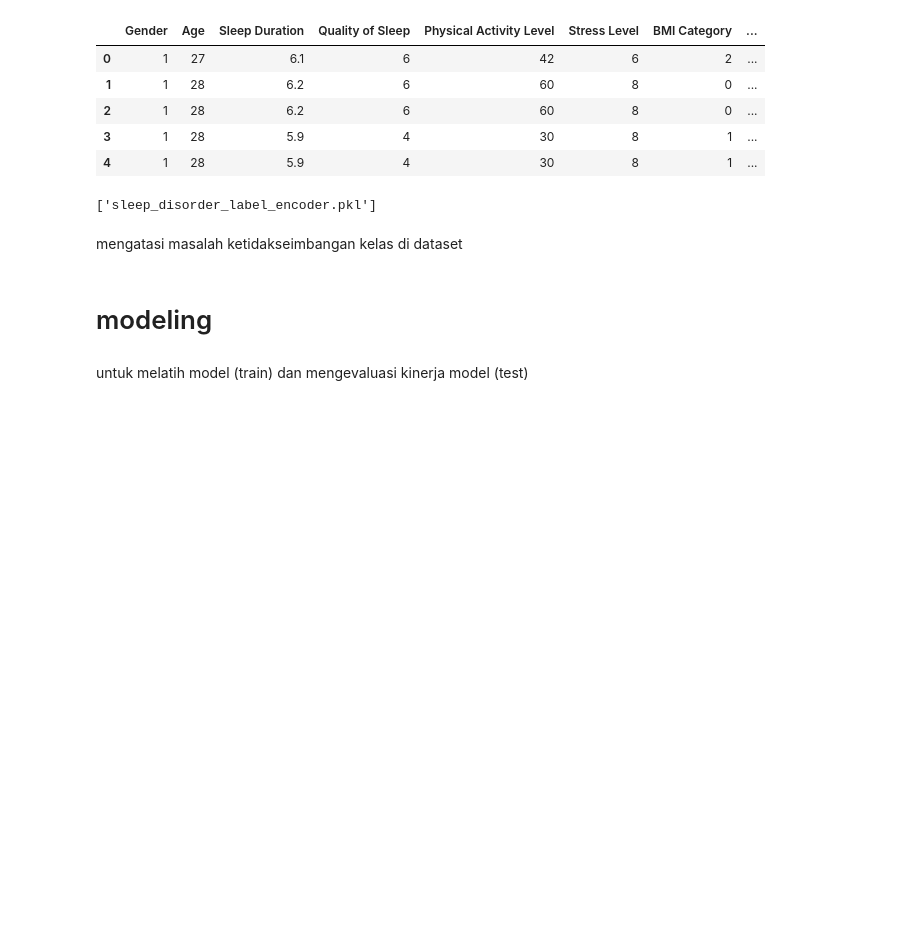
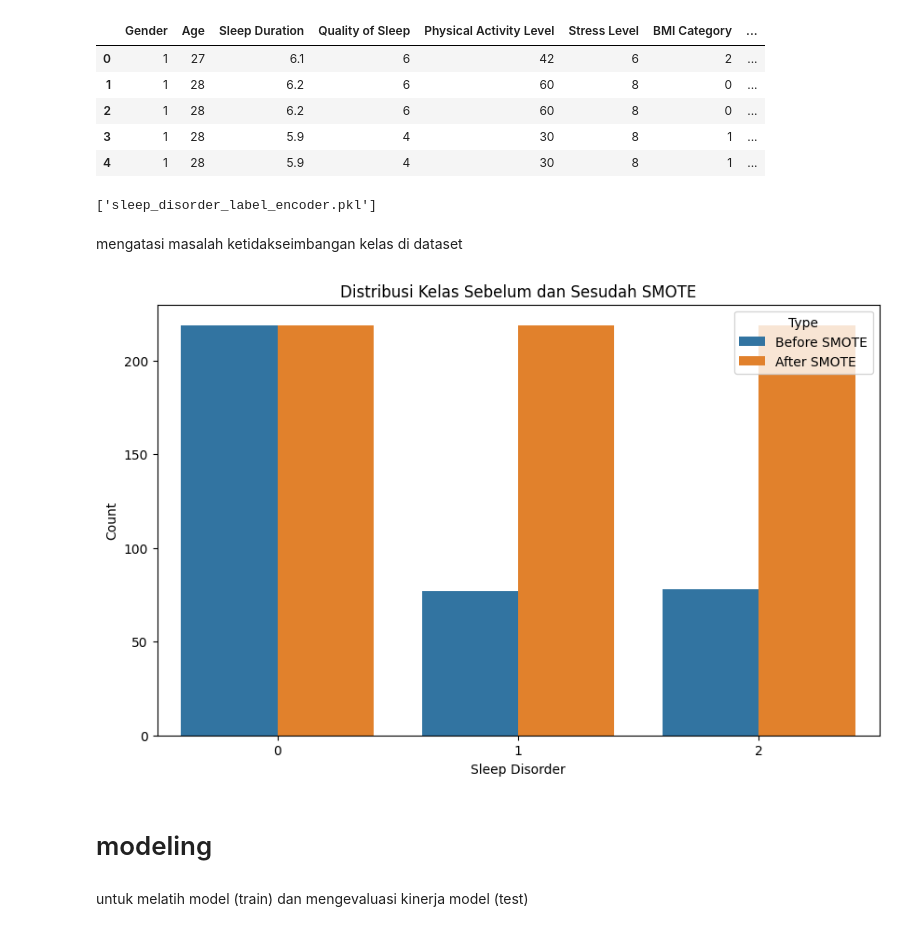
Before and after one commit to tobiokagae/GROUP-4-PROJECT-DMML24, a Jupyter notebook: BackEnd/models/Data_Processing.ipynb, the cells around one changed output. Drawn from its saved outputs; the diff is of its cells as text; code cells hidden in the pictures; blank space fills up the shorter version.

Commit message:
added barchar a SMOTE

```diff
--- a/BackEnd/models/Data_Processing.ipynb
+++ b/BackEnd/models/Data_Processing.ipynb
@@ -99,6 +100,28 @@ mengatasi masalah ketidakseimbangan kelas di dataset
 # Terapkan SMOTE untuk menangani ketidakseimbangan kelas
 smote = SMOTE(random_state=1)
 X_resampled, y_resampled = smote.fit_resample(X, y)
+# %%
+counter_before = Counter(y)
+counter_after = Counter(y_resampled)
+
+before_smote = pd.DataFrame.from_dict(counter_before, orient='index').reset_index()
+before_smote.columns = ['Sleep Disorder', 'Count']
+before_smote['Type'] = 'Before SMOTE'
+
+after_smote = pd.DataFrame.from_dict(counter_after, orient='index').reset_index()
+after_smote.columns = ['Sleep Disorder', 'Count']
+after_smote['Type'] = 'After SMOTE'
+
+smote_df = pd.concat([before_smote, after_smote], axis=0)
+
+plt.figure(figsize=(10, 6))
+sns.barplot(x='Sleep Disorder', y='Count', hue='Type', data=smote_df)
+plt.title('Distribusi Kelas Sebelum dan Sesudah SMOTE')
+plt.xlabel('Sleep Disorder')
+plt.ylabel('Count')
+plt.show()
+# %% [output]
+[figure, added]
 # %% [markdown]
 # modeling
 # %%
```
Also changed, not shown: parts of 4 cells of this notebook, 3 other files.
